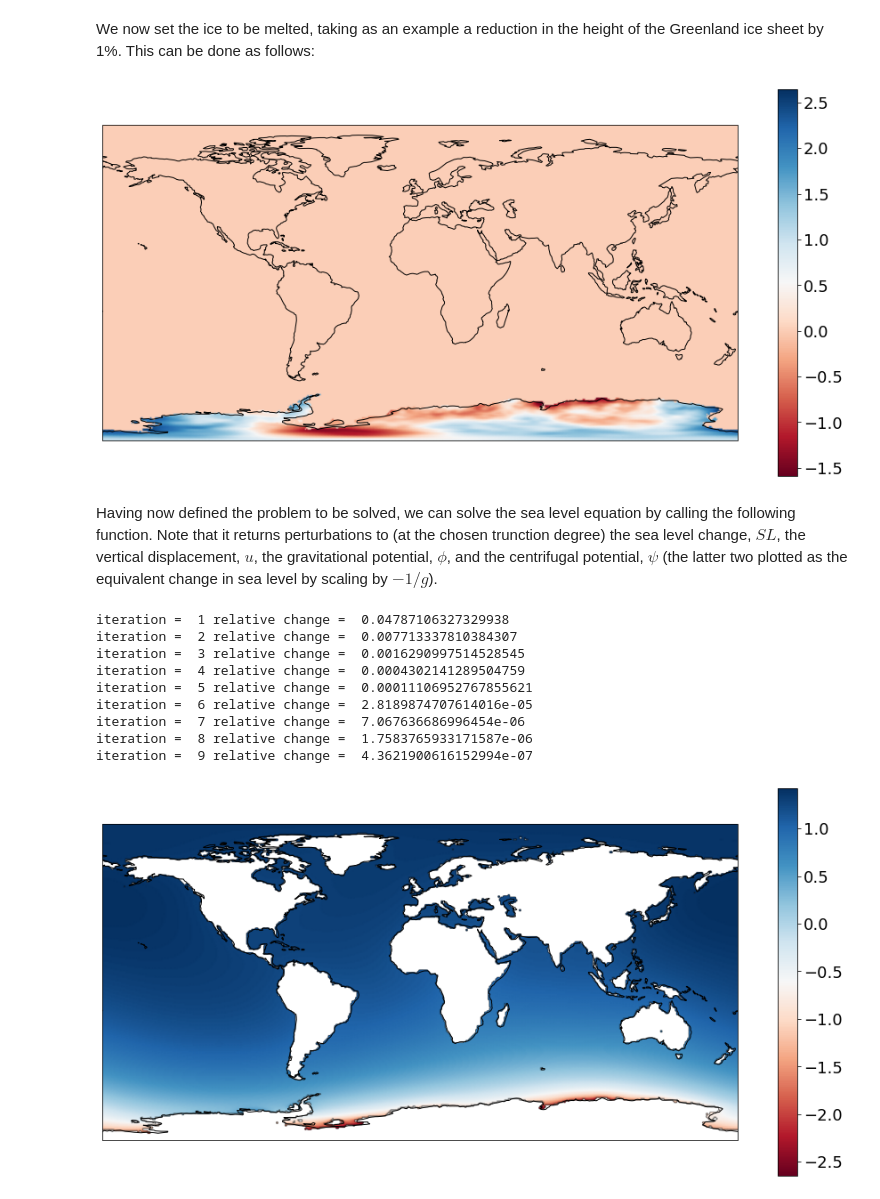
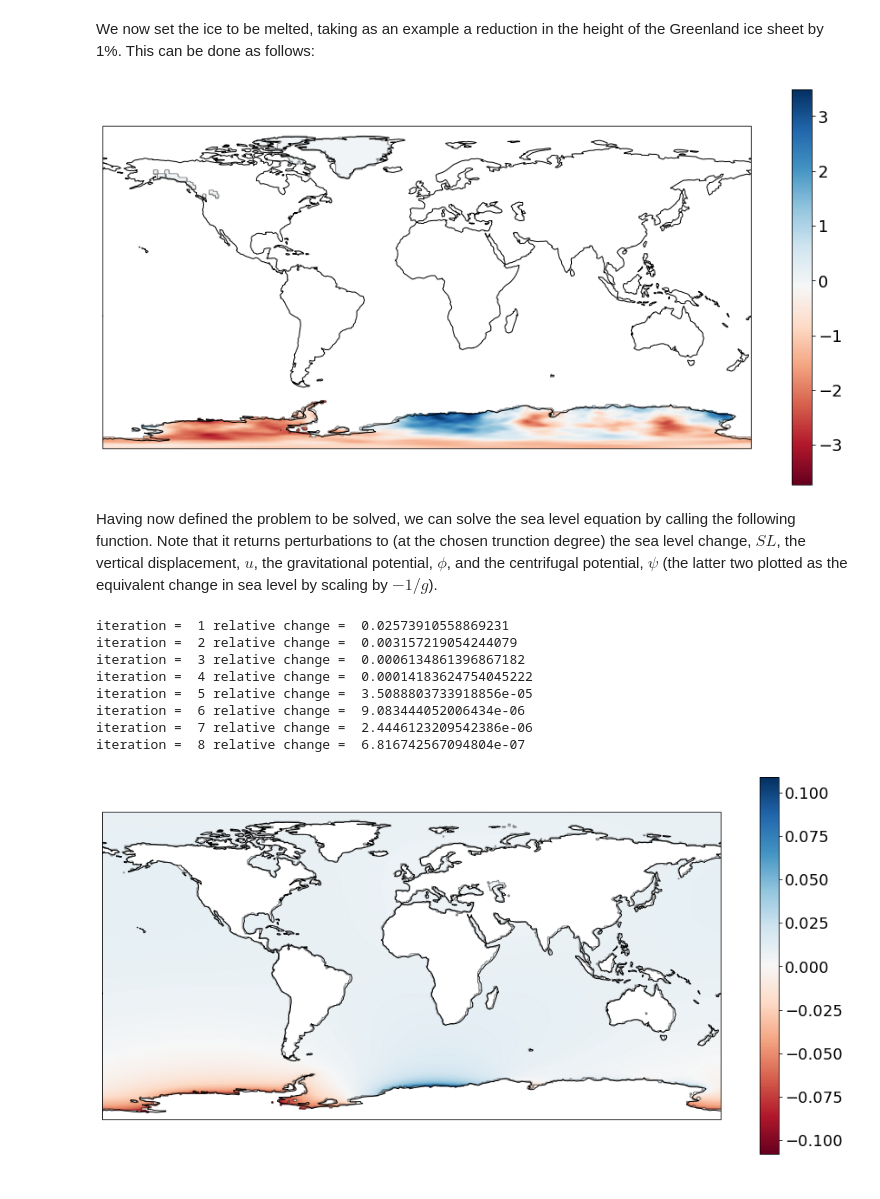
Before and after one commit to da380/SLReciprocityGJI, a Jupyter notebook: SL_forward.ipynb, the cells around one changed output. Cells and saved outputs as stored; diff of their text form; code cells hidden in the pictures.

```diff
--- a/SL_forward.ipynb
+++ b/SL_forward.ipynb
@@ -56,37 +53,35 @@ fraction of surface which is ocean =  0.7129602337196239
 We now set the ice to be melted, taking as an example a reduction in the height of the Greenland ice sheet by 1%. This can be done as follows:
 # %%
 # set covariance for a random field
-Q = SL.laplace_covariance(L,std = 1.,s = 2,mu = 0.2)
+Q = SL.laplace_covariance(L,std = 1.,s = 2,mu = 0.1)
 
 # build a random melt geometry
 ice = SL.random_field(Q)*SL.antarctica_mask(C,ice0,0.)
 
 # plot the result with suitable mask
 ice_mask = SL.ice_mask(C,ice0)
-SL.geo_plot(ice)
+SL.geo_plot(ice_mask*ice)
 # %% [output]
-[figure, old version]
+[figure, new version]
 # %% [markdown]
 Having now defined the problem to be solved, we can solve the sea level equation by calling the following function. Note that it returns perturbations to (at the chosen trunction degree) the sea level change, $SL$, the vertical displacement, $u$, the gravitational potential, $\phi$, and the centrifugal potential, $\psi$ (the latter two plotted as the equivalent change in sea level by scaling by $-1/g$).
 # %%
 # set the direct load
 zeta   = SL.rhoi*(1-C)*ice
 # solve the fingerprint problem
-sl,_,_,om,_ = SL.fingerprint(C,zeta)
-slu = np.abs(SL.ocean_integral(C,sl)/SL.surface_integral(C))
+sl,_,_,_,_ = SL.fingerprint(C,zeta)
 ocean_mask = SL.ocean_mask(C)
-SL.geo_plot(ocean_mask*sl/slu)
+SL.geo_plot(ocean_mask*sl)
 # %% [output]
-iteration =  1 relative change =  0.04787106327329938
-iteration =  2 relative change =  0.007713337810384307
-iteration =  3 relative change =  0.0016290997514528545
-iteration =  4 relative change =  0.0004302141289504759
-iteration =  5 relative change =  0.00011106952767855621
-iteration =  6 relative change =  2.8189874707614016e-05
-iteration =  7 relative change =  7.067636686996454e-06
-iteration =  8 relative change =  1.7583765933171587e-06
-iteration =  9 relative change =  4.3621900616152994e-07
+iteration =  1 relative change =  0.02573910558869231
+iteration =  2 relative change =  0.003157219054244079
+iteration =  3 relative change =  0.0006134861396867182
+iteration =  4 relative change =  0.00014183624754045222
+iteration =  5 relative change =  3.5088803733918856e-05
+iteration =  6 relative change =  9.083444052006434e-06
+iteration =  7 relative change =  2.4446123209542386e-06
+iteration =  8 relative change =  6.816742567094804e-07
-[figure, old version]
+[figure, new version]
 # %%
 # set the observation point and set the adjoint loads
 lats = np.zeros(1)
```
Also changed, not shown: parts of 3 cells of this notebook, 6 other files.
